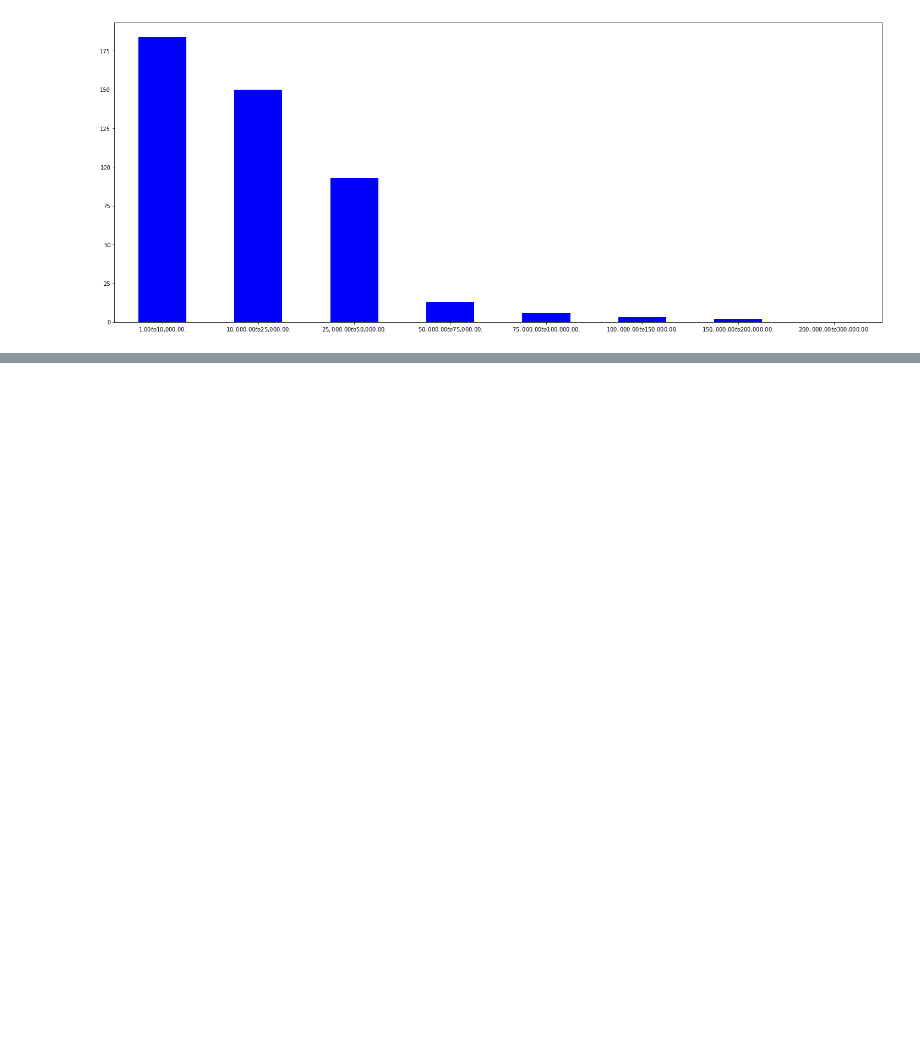
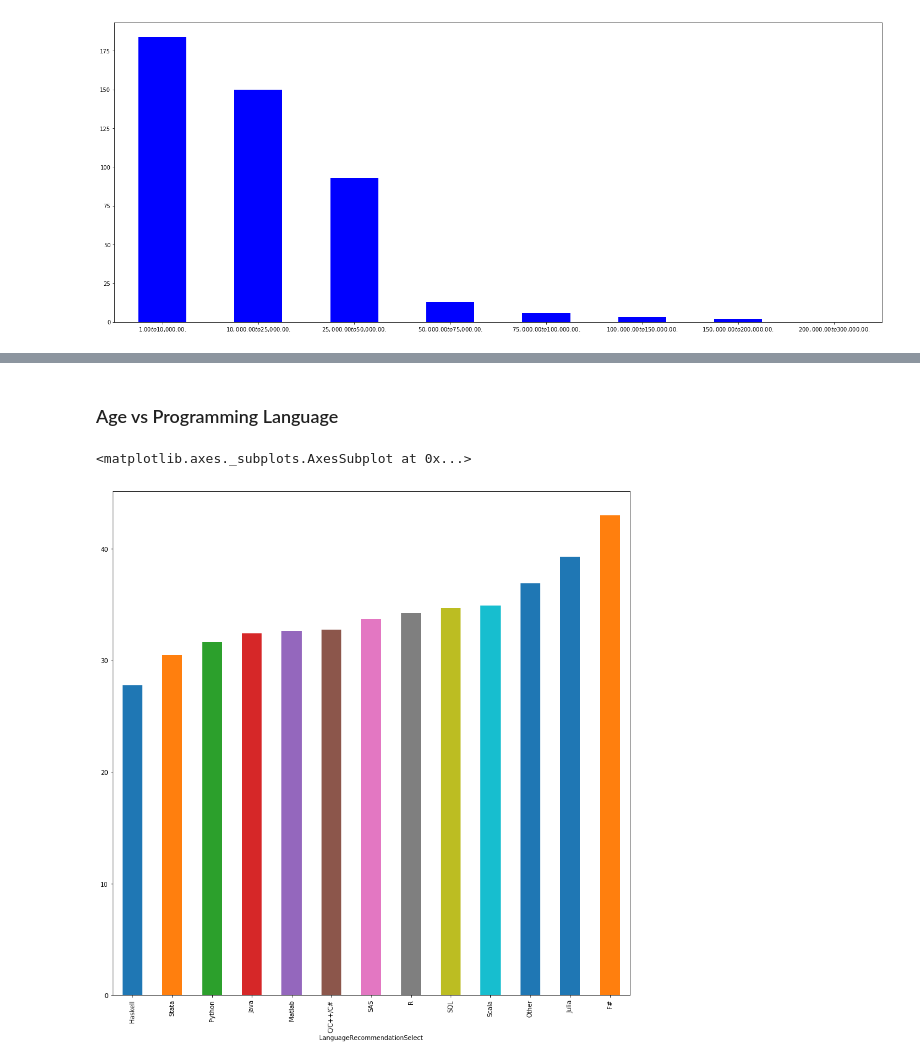
Before and after one commit to albertsaave/3250-term-project, a Jupyter notebook: alberto/TeamProject.ipynb, the cells around one changed output, grey strips where cells are left out. Saved outputs shown, nothing was run; the diff lists cells and outputs as text; code cells hidden in the pictures; blank space fills up the shorter version.

```diff
--- a/alberto/TeamProject.ipynb
+++ b/alberto/TeamProject.ipynb
@@ -424,0 +444,9 @@ CodeWriter vs something
+# %% [markdown]
+### Age vs Programming Language
+# %%
+age_language = multiple_choice_responses_df.groupby('LanguageRecommendationSelect')['Age'].mean().sort_values()
+age_language.plot(kind='bar',figsize=(15,15))
+plt.show()
+# %% [output]
+<matplotlib.axes._subplots.AxesSubplot at 0x...>
+[figure, added]
```
Also changed, not shown: parts of 21 cells of this notebook.
